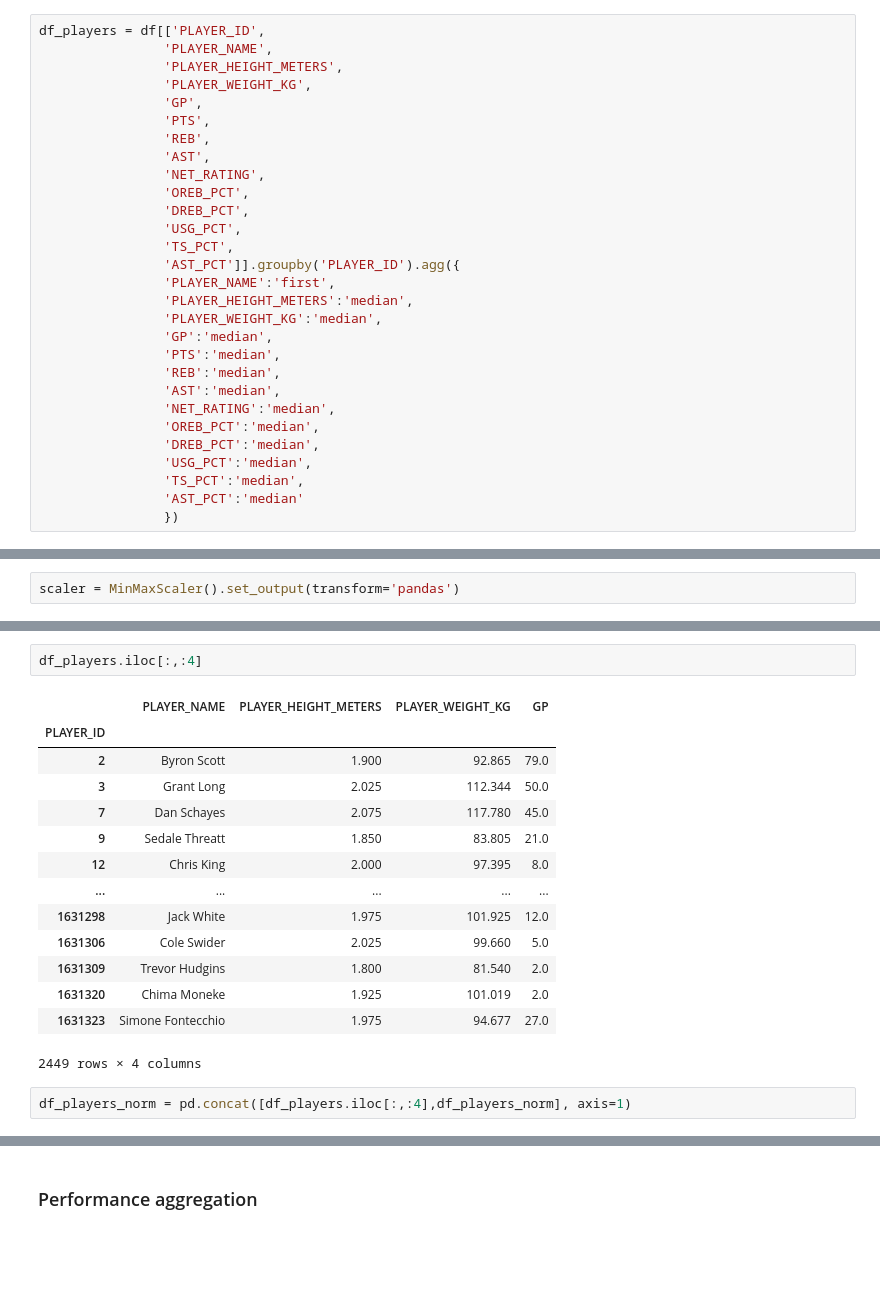
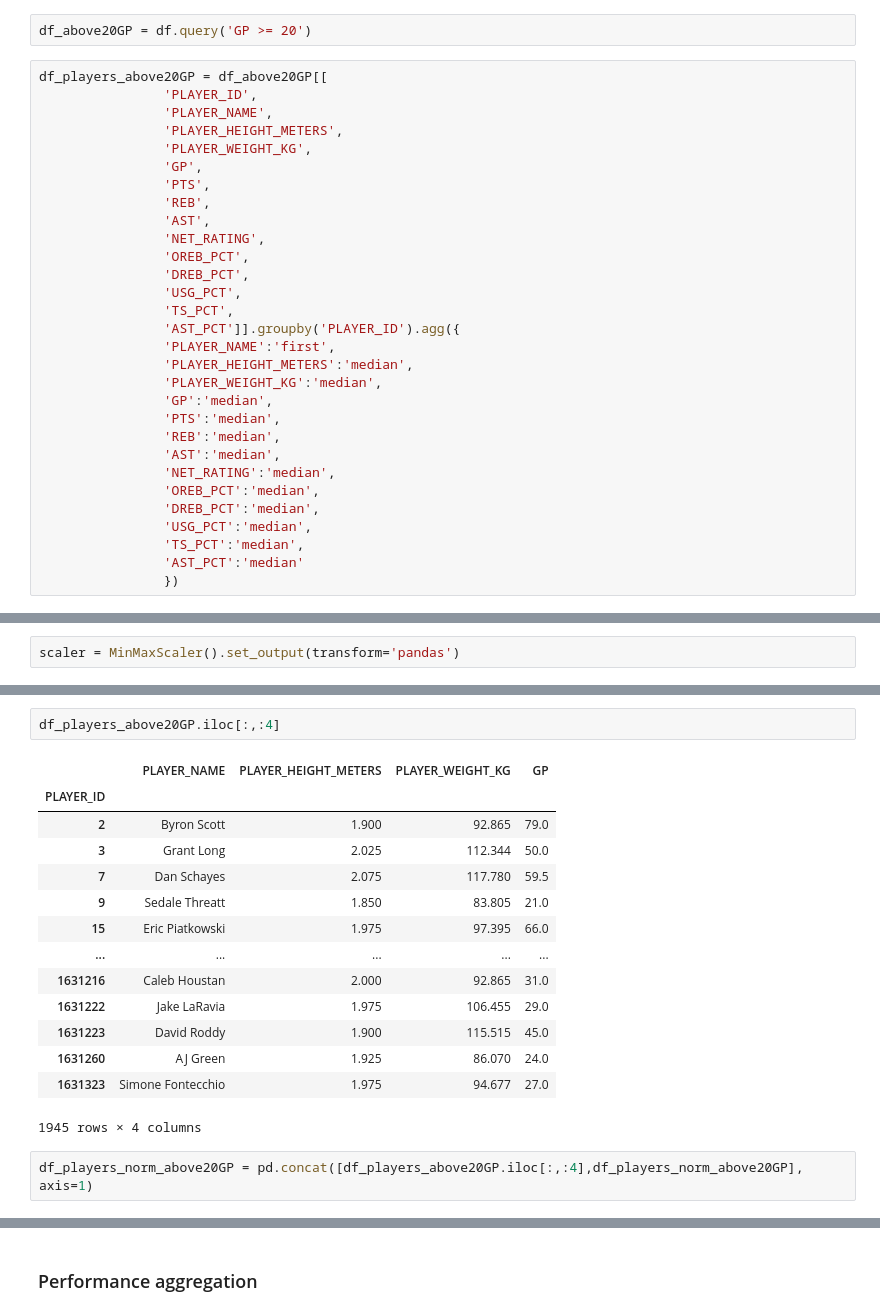
Before and after one commit to gfmattos/mp_nba_analysis, a Jupyter notebook: mp_/analysis/performance_analysis.ipynb, the cells around one changed output, grey strips where cells are left out. Saved outputs shown, nothing was run; the diff lists cells and outputs as text; blank space fills up the shorter version.

```diff
--- a/mp_/analysis/performance_analysis.ipynb
+++ b/mp_/analysis/performance_analysis.ipynb
@@ -210,8 +210,11 @@ Index(['PLAYER_ID', 'PLAYER_NAME', 'TEAM_ABBREVIATION', 'AGE',
        'NET_RATING', 'OREB_PCT', 'DREB_PCT', 'USG_PCT', 'TS_PCT', 'AST_PCT',
        'SEASON'],
       dtype='object')
+# %%
+df_above20GP = df.query('GP >= 20')
 # %%
-df_players = df[['PLAYER_ID',
+df_players_above20GP = df_above20GP[[
+                'PLAYER_ID',
                 'PLAYER_NAME',
                 'PLAYER_HEIGHT_METERS',
                 'PLAYER_WEIGHT_KG',
@@ -304,20 +307,20 @@ df_players_norm
 # %%
-df_players.iloc[:,:4]
+df_players_above20GP.iloc[:,:4]
 # %% [output]
 |  | PLAYER_NAME | PLAYER_HEIGHT_METERS | PLAYER_WEIGHT_KG | GP |
 | PLAYER_ID |  |  |  |  |
 | 2 | Byron Scott | 1.900 | 92.865 | 79.0 |
 | 3 | Grant Long | 2.025 | 112.344 | 50.0 |
-| 7 | Dan Schayes | 2.075 | 117.780 | 45.0 |
+| 7 | Dan Schayes | 2.075 | 117.780 | 59.5 |
 | 9 | Sedale Threatt | 1.850 | 83.805 | 21.0 |
-| 12 | Chris King | 2.000 | 97.395 | 8.0 |
+| 15 | Eric Piatkowski | 1.975 | 97.395 | 66.0 |
 | ... | ... | ... | ... | ... |
-| 1631298 | Jack White | 1.975 | 101.925 | 12.0 |
-| 1631306 | Cole Swider | 2.025 | 99.660 | 5.0 |
-| 1631309 | Trevor Hudgins | 1.800 | 81.540 | 2.0 |
-| 1631320 | Chima Moneke | 1.925 | 101.019 | 2.0 |
+| 1631216 | Caleb Houstan | 2.000 | 92.865 | 31.0 |
+| 1631222 | Jake LaRavia | 1.975 | 106.455 | 29.0 |
+| 1631223 | David Roddy | 1.900 | 115.515 | 45.0 |
+| 1631260 | AJ Green | 1.925 | 86.070 | 24.0 |
 | 1631323 | Simone Fontecchio | 1.975 | 94.677 | 27.0 |
-2449 rows × 4 columns
+1945 rows × 4 columns
 # %%
-df_players_norm = pd.concat([df_players.iloc[:,:4],df_players_norm], axis=1)
+df_players_norm_above20GP = pd.concat([df_players_above20GP.iloc[:,:4],df_players_norm_above20GP], axis=1)
 # %%
```
Also changed, not shown: parts of 49 cells of this notebook, 1 other file.
